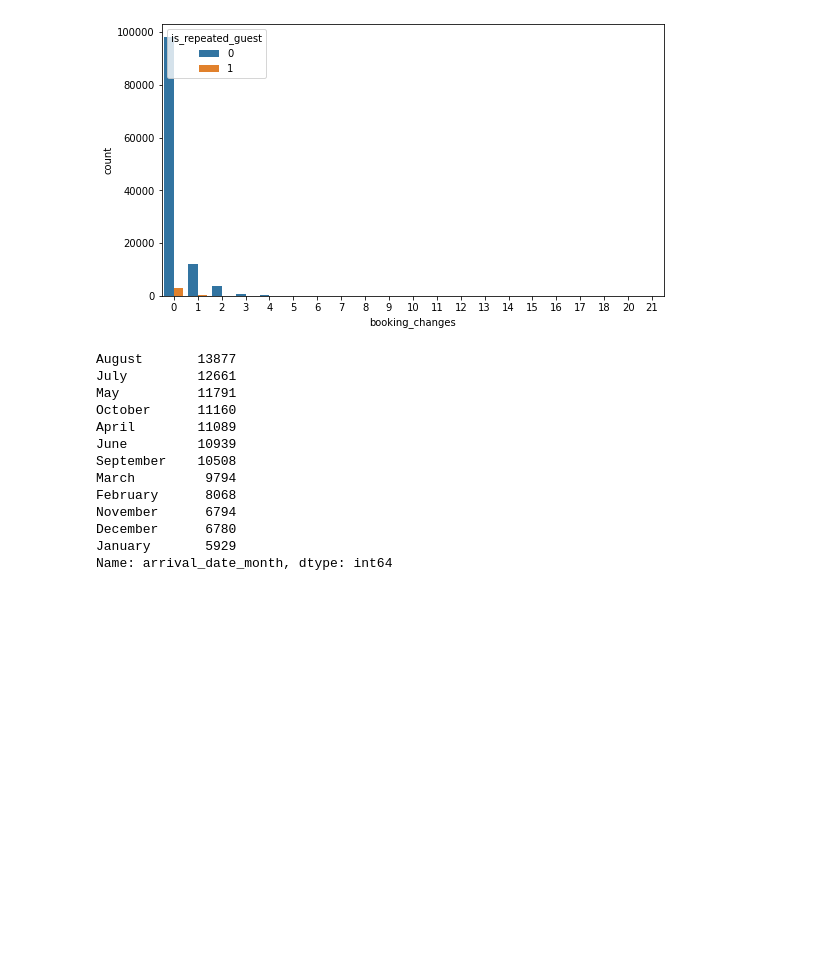
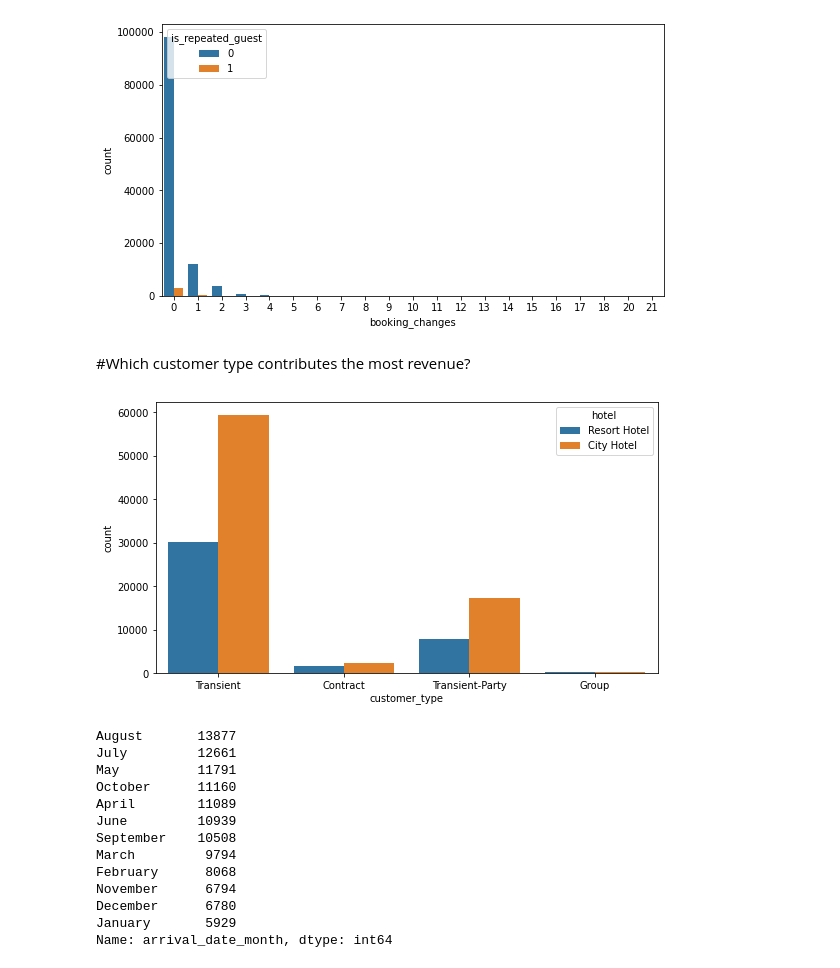
Before and after one commit to neha-goyal55/EDA-Project, a Jupyter notebook: Copy_of_EDA_Hotel_booking_Q1.ipynb, the cells around one changed output. Cells and saved outputs as stored; diff of their text form; code cells hidden in the pictures; blank space fills up the shorter version.

```diff
--- a/Copy_of_EDA_Hotel_booking_Q1.ipynb
+++ b/Copy_of_EDA_Hotel_booking_Q1.ipynb
@@ -111,3 +130,5 @@ sns.countplot(data= df,
             hue='is_repeated_guest');
 # %% [output]
 [figure]
+# %% [markdown]
+#Which customer type contributes the most revenue?
@@ -114,3 +142,10 @@ sns.countplot(data= df,
+# %%
+plt.figure(figsize =(9,5))
+sns.countplot(data=df,
+              x='customer_type',
+              hue='hotel');
+# %% [output]
+[figure, added]
 # %%
 month_count= df['arrival_date_month'].value_counts()
 print(month_count)
```
Also changed, not shown: parts of 7 cells of this notebook.
